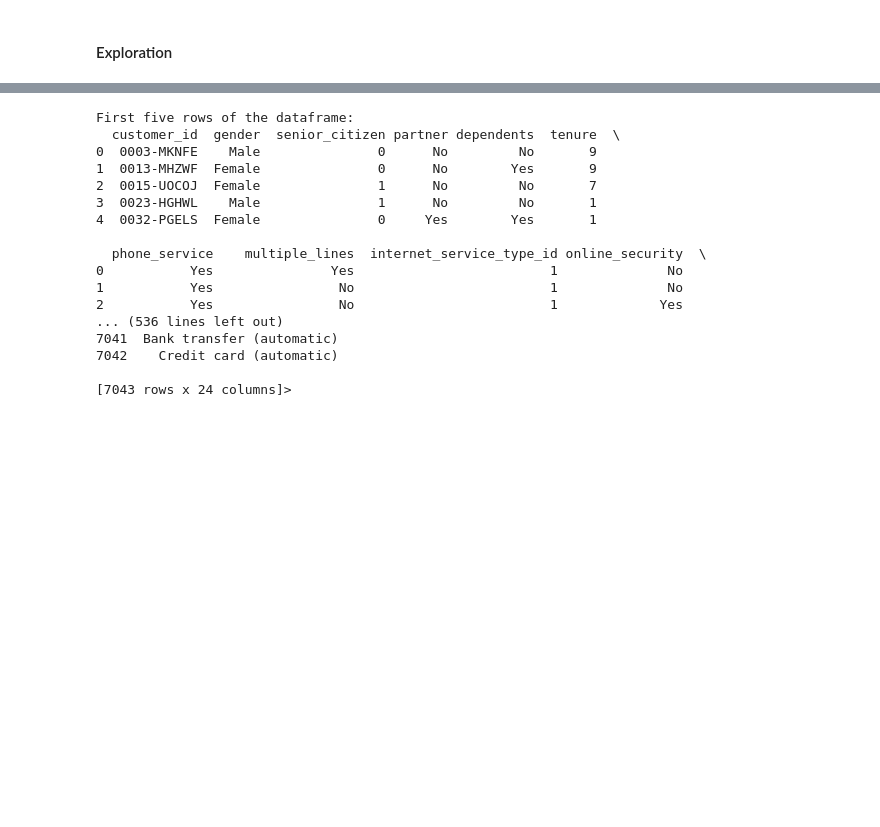
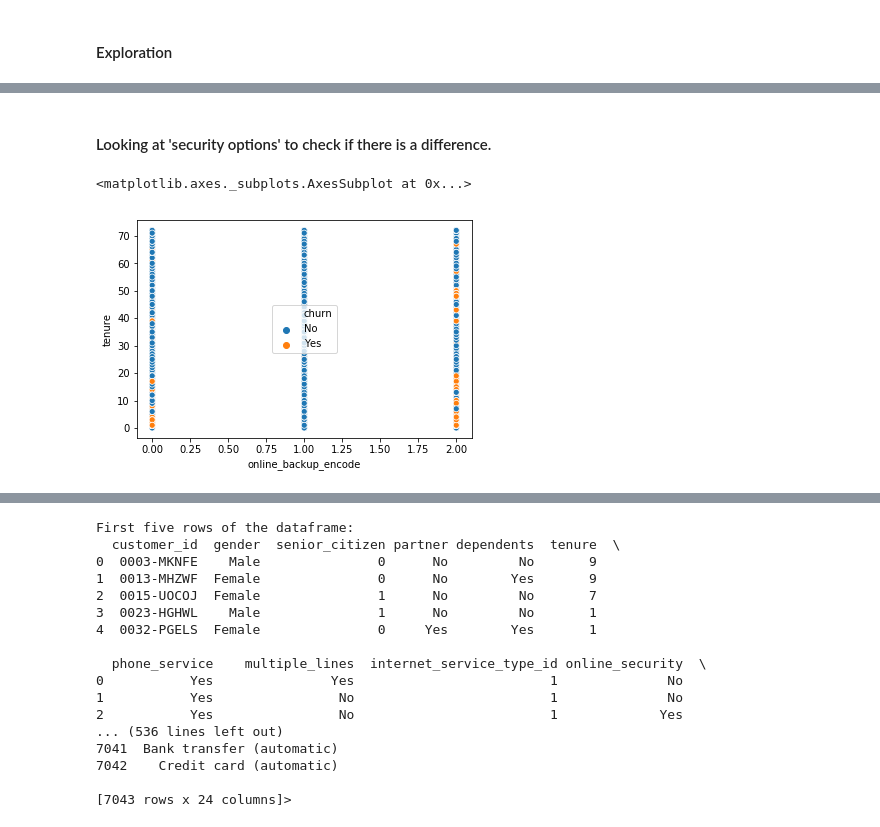
Before and after one commit to classification-telco-project-sanmaco/classification-telco, a Jupyter notebook: MZ_working_notebook.ipynb, the cells around one changed output, grey strips where cells are left out. Drawn from its saved outputs; the diff is of its cells as text; code cells hidden in the pictures; blank space fills up the shorter version.

Commit message:
Work on "security" variables. Also started looking at senior citizen variable.

```diff
--- a/MZ_working_notebook.ipynb
+++ b/MZ_working_notebook.ipynb
@@ -159,0 +165,4 @@ Name: family_plan, dtype: int64
+# %%
+churn_le = LabelEncoder()
+churn_le.fit(df['churn'])
+df['churn_encoded'] = churn_le.transform(df['churn'])
@@ -159,0 +178,2 @@ Name: family_plan, dtype: int64
+# %%
+df_encoded = prepare.prep_telco(df)
@@ -159,0 +198,7 @@ Name: family_plan, dtype: int64
+# %% [markdown]
+#### Looking at 'security options' to check if there is a difference.
+# %%
+sns.scatterplot(data=df_encoded, x='online_backup_encode', y='tenure', hue='churn')
+# %% [output]
+<matplotlib.axes._subplots.AxesSubplot at 0x...>
+[figure, added]
```
Also changed, not shown: parts of 79 cells of this notebook.
